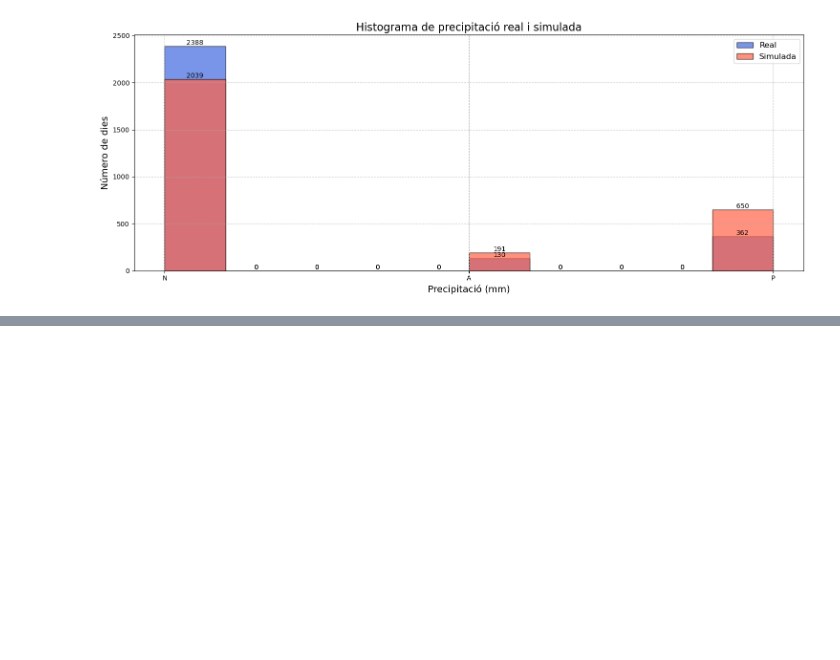
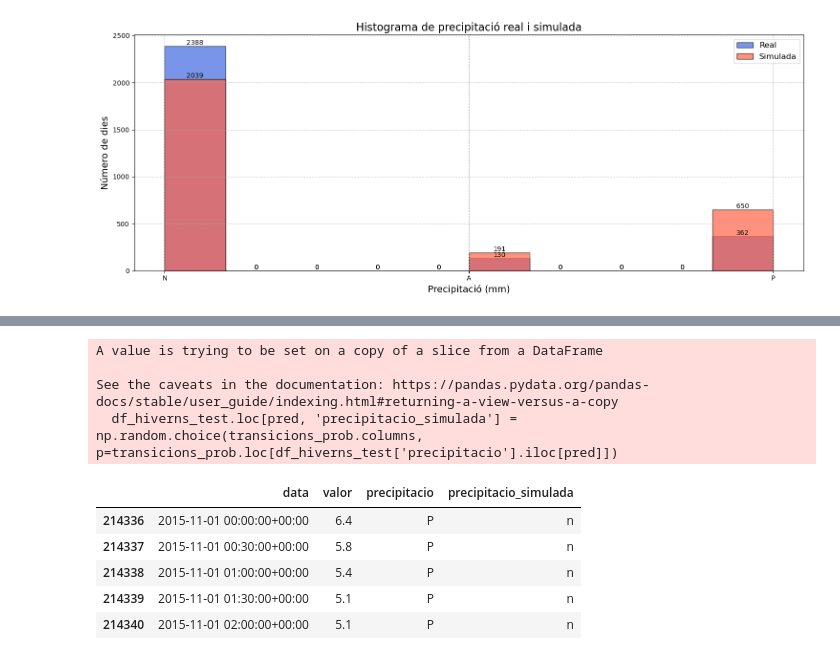
Before and after one commit to Paurro/TFM_SCM_Temperature_Forecasting_ML, a Jupyter notebook: models_prediccio/forecast_markov/Pre_processament_dades.ipynb, the cells around one changed output, grey strips where cells are left out. Cells and saved outputs as stored; diff of their text form; code cells hidden in the pictures; blank space fills up the shorter version.

```diff
--- a/casos_previs/forecast_markov/Pre_processament_dades.ipynb
+++ b/models_prediccio/forecast_markov/Pre_processament_dades.ipynb
@@ -278,0 +344,6 @@ plt.show()
+# %%
+# Calcular les probabilitats de transició, es a dir les probabilitats condicionades que faci un estat sabent quin era l'anterior
+
+transicions_prob = pd.crosstab(df_hiverns_train['precipitacio_anterior'], df_hiverns_train['precipitacio'], normalize='index')
+
+transicions_prob
@@ -278,0 +356,17 @@ plt.show()
+# %%
+# Agafem el Dataframe que farem servir de Validació que es a partir de la temporada 2015-2016
+
+any = 2016
+any_ant = any - 1
+
+df_hiverns_test = df[
+    ((df['data'].dt.year == any_ant) & (df['data'].dt.month >= 11)) |
+    ((df['data'].dt.year == any) & (df['data'].dt.month <= 2))
+]
+
+
+# Codifiquem variable Temperatura en 3 categories
+
+df_hiverns_test.loc[:, 'precipitacio'] = pd.cut(df_hiverns_test['valor'], bins=[-np.inf, 1, 2, np.inf], labels=['N', 'A', 'P'])
+
+df_hiverns_test.head()
@@ -278,0 +385,19 @@ plt.show()
+# %%
+# Simulem la precipitació a partir de les probabilitats de transició de l'hivern 2015-2016
+# Per fer-ho afegim columna Preciptació simulada. En aquesta afegirem un valor categoric de N A P en base a les probabilitats de transició
+
+for pred in range(len(df_hiverns_test)):
+    df_hiverns_test.loc[pred, 'precipitacio_simulada'] = np.random.choice(transicions_prob.columns, p=transicions_prob.loc[df_hiverns_test['precipitacio'].iloc[pred]])
+
+df_hiverns_test.head()
+# %% [output]
+A value is trying to be set on a copy of a slice from a DataFrame
+
+See the caveats in the documentation: https://pandas.pydata.org/pandas-docs/stable/user_guide/indexing.html#returning-a-view-versus-a-copy
+  df_hiverns_test.loc[pred, 'precipitacio_simulada'] = np.random.choice(transicions_prob.columns, p=transicions_prob.loc[df_hiverns_test['precipitacio'].iloc[pred]])
+|  | data | valor | precipitacio | precipitacio_simulada |
+| 214336 | 2015-11-01 00:00:00+00:00 | 6.4 | P | n |
+| 214337 | 2015-11-01 00:30:00+00:00 | 5.8 | P | n |
+| 214338 | 2015-11-01 01:00:00+00:00 | 5.4 | P | n |
+| 214339 | 2015-11-01 01:30:00+00:00 | 5.1 | P | n |
+| 214340 | 2015-11-01 02:00:00+00:00 | 5.1 | P | n |
```
Also changed, not shown: parts of 8 cells of this notebook, 3 other files.
